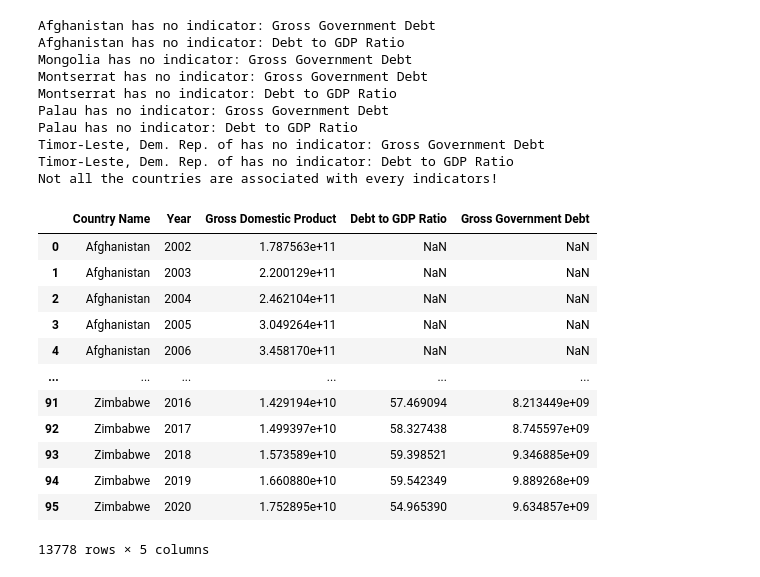
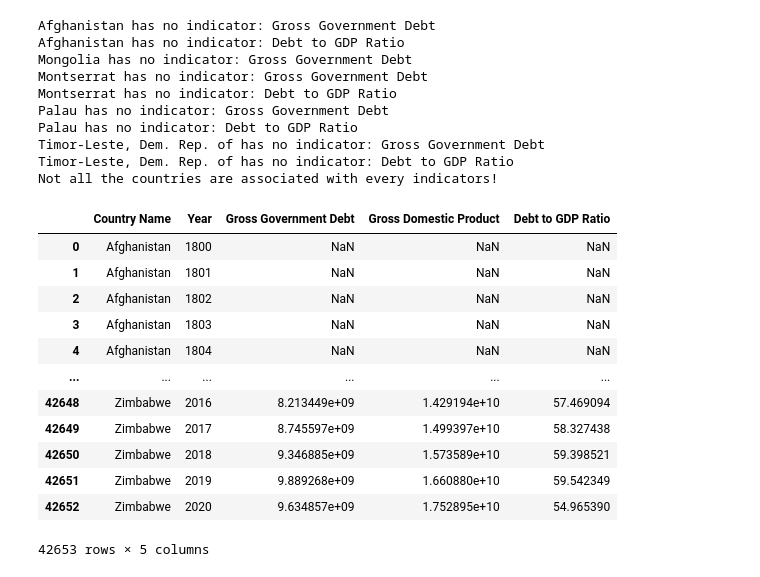
Before and after one commit to bloodsky/HPDD-Analysis, a Jupyter notebook: hpdd.ipynb, the cells around one changed output. Cells and saved outputs as stored; diff of their text form; code cells hidden in the pictures.

Commit message:
NaN ok. All spec coded, missing frills

```diff
--- a/hpdd.ipynb
+++ b/hpdd.ipynb
@@ -36,13 +36,16 @@ def getIndicator(df, indicatorLabel):
     return []
 
 def countryHasIndicator(df, countryLabel, indicatorLabel):
+    missing_indicators_dict = {}
     count = 0
     countries = getCountries(df, countryLabel) if getCountries(df, countryLabel) != [] else []
     indicators = getIndicator(df, indicatorLabel) if getIndicator(df, indicatorLabel) != [] else []
     for x in countries:
+        missing_indicators_dict[x] = []
         for y in indicators:
             found = df[(df[countryLabel] == x) & (df[indicatorLabel] == y)]
             if found.empty:
+                missing_indicators_dict[x].append(y)
                 print(x+' has no indicator: '+y)
             else:
                 count += 1
@@ -50,13 +53,11 @@ def countryHasIndicator(df, countryLabel, indicatorLabel):
         print('Every country has all the indicators!')
     else:
         print('Not all the countries are associated with every indicators!')
+    return missing_indicators_dict
 
 countries = getCountries(origin_df, 'Country Name')
 indicators = getIndicator(origin_df, 'Indicator Name')
-countryHasIndicator(origin_df, 'Country Name', 'Indicator Name')
-
-# evade problems after: order is Debt to GDP Ratio, Gross Domestic Product, Gross Government Debt
-#origin_df = origin_df.sort_values('Indicator Name')
+missing_indicators = countryHasIndicator(origin_df, 'Country Name', 'Indicator Name')
 # %% [output]
 Afghanistan has no indicator: Gross Government Debt
 Afghanistan has no indicator: Debt to GDP Ratio
@@ -69,35 +70,41 @@ Timor-Leste, Dem. Rep. of has no indicator: Gross Government Debt
 Timor-Leste, Dem. Rep. of has no indicator: Debt to GDP Ratio
 Not all the countries are associated with every indicators!
 # %%
-data_frames = []
+import random
+nan_filling_list = [None] * 221
+data_frames = {}
 for country in countries:
     temp_df = origin_df[(origin_df['Country Name'] == country) &
                         ((origin_df['Indicator Name'] == 'Gross Government Debt') |
                          (origin_df['Indicator Name'] == 'Gross Domestic Product') |
                          (origin_df['Indicator Name'] == 'Debt to GDP Ratio'))]
-    # TODO find a way to solve the missing indicators!
     temp_df = temp_df[['Country Name','Indicator Name']].join(temp_df.loc[:,'1800':'2020'])
+
+    if len(temp_df.index) < 3:
+        for missing_indicator in missing_indicators[country]:
+            index = random.randint(1,1000) # possible collision on index
+            temp_df.loc[index] = [country]+[missing_indicator]+nan_filling_list
     temp_df = temp_df.melt(id_vars=['Country Name','Indicator Name'],
         var_name='Year',
         value_name='Value')
-    temp_df = temp_df.pivot_table('Value', ['Country Name', 'Year'], 'Indicator Name')
+    temp_df = temp_df.pivot_table('Value', ['Country Name', 'Year'], 'Indicator Name', dropna=False)
     #after pivoting need to reshape in standard form!
     flattened = pd.DataFrame(temp_df.to_records())
-    #flattened = flattened[['Country Name','Year','Gross Government Debt','Gross Domestic Product','Debt to GDP Ratio']]
-    data_frames.append(flattened)
-merged_df = pd.concat(data_frames)
-merged_df
+    data_frames[country] = flattened
+merged_df = pd.concat(data_frames.values()).reset_index(drop=True)
+final_df = merged_df[['Country Name','Year','Gross Government Debt','Gross Domestic Product','Debt to GDP Ratio']]
+final_df
 # %% [output]
-|  | Country Name | Year | Gross Domestic Product | Debt to GDP Ratio | Gross Government Debt |
-| 0 | Afghanistan | 2002 | 1.787563e+11 | NaN | NaN |
-| 1 | Afghanistan | 2003 | 2.200129e+11 | NaN | NaN |
-| 2 | Afghanistan | 2004 | 2.462104e+11 | NaN | NaN |
-| 3 | Afghanistan | 2005 | 3.049264e+11 | NaN | NaN |
-| 4 | Afghanistan | 2006 | 3.458170e+11 | NaN | NaN |
+|  | Country Name | Year | Gross Government Debt | Gross Domestic Product | Debt to GDP Ratio |
+| 0 | Afghanistan | 1800 | NaN | NaN | NaN |
+| 1 | Afghanistan | 1801 | NaN | NaN | NaN |
+| 2 | Afghanistan | 1802 | NaN | NaN | NaN |
+| 3 | Afghanistan | 1803 | NaN | NaN | NaN |
+| 4 | Afghanistan | 1804 | NaN | NaN | NaN |
 | ... | ... | ... | ... | ... | ... |
-| 91 | Zimbabwe | 2016 | 1.429194e+10 | 57.469094 | 8.213449e+09 |
-| 92 | Zimbabwe | 2017 | 1.499397e+10 | 58.327438 | 8.745597e+09 |
-| 93 | Zimbabwe | 2018 | 1.573589e+10 | 59.398521 | 9.346885e+09 |
-| 94 | Zimbabwe | 2019 | 1.660880e+10 | 59.542349 | 9.889268e+09 |
-| 95 | Zimbabwe | 2020 | 1.752895e+10 | 54.965390 | 9.634857e+09 |
+| 42648 | Zimbabwe | 2016 | 8.213449e+09 | 1.429194e+10 | 57.469094 |
+| 42649 | Zimbabwe | 2017 | 8.745597e+09 | 1.499397e+10 | 58.327438 |
+| 42650 | Zimbabwe | 2018 | 9.346885e+09 | 1.573589e+10 | 59.398521 |
+| 42651 | Zimbabwe | 2019 | 9.889268e+09 | 1.660880e+10 | 59.542349 |
+| 42652 | Zimbabwe | 2020 | 9.634857e+09 | 1.752895e+10 | 54.965390 |
-13778 rows × 5 columns
+42653 rows × 5 columns
```
Also changed, not shown: parts of 3 cells of this notebook.
